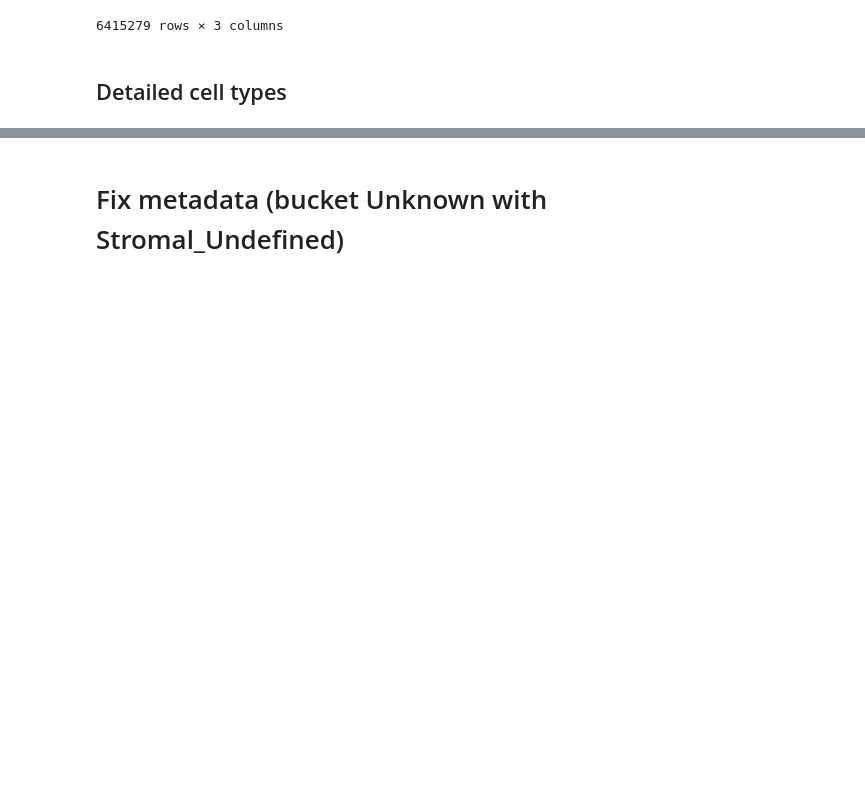
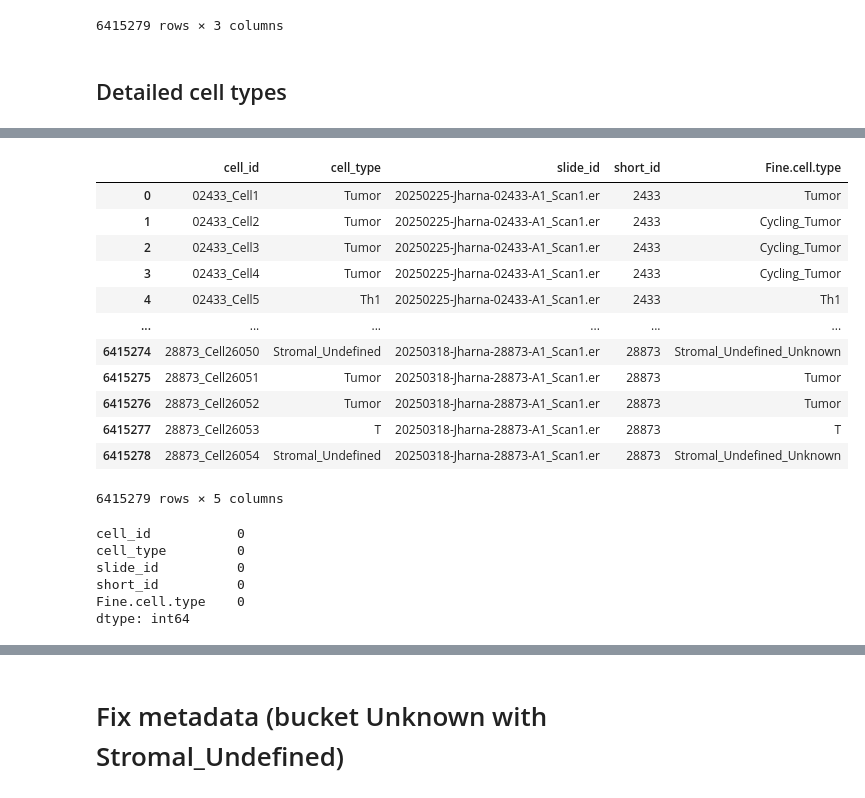
Before and after one commit to FenyoLab/EC_codeximaging, a Jupyter notebook: notebooks/celesta_data_prep_cervical.ipynb, the cells around one changed output, grey strips where cells are left out. Saved outputs shown, nothing was run; the diff lists cells and outputs as text; code cells hidden in the pictures; blank space fills up the shorter version.

```diff
--- a/notebooks/celesta_data_prep_cervical.ipynb
+++ b/notebooks/celesta_data_prep_cervical.ipynb
@@ -315,0 +437,2 @@ print(phenotype_clusters["short_id"].value_counts())
+# %%
+metadata = pd.read_csv('/gpfs/home/yb2612/yb2612_fenyo/data/seurat_objects/Cervical_v5_obj_metadata_total_metadata_radial_distances_kmeans_fixed_parent_tiles_updated.csv')
@@ -315,0 +465,3 @@ print(phenotype_clusters["short_id"].value_counts())
+# %%
+metadata_trimmed = metadata[["X","orig.ident","Fine.cell.type"]].copy()
+metadata_trimmed.columns
@@ -315,0 +470,9 @@ print(phenotype_clusters["short_id"].value_counts())
+# %%
+# rename X to cell_id
+metadata_trimmed.rename(columns={"X": "cell_id"}, inplace=True)
+metadata_trimmed.rename(columns={"orig.ident": "short_id"}, inplace=True)
+# map slide_id from slide_id_dict to short_id in metadata_trimmed
+metadata_trimmed["slide_id"] = metadata_trimmed["short_id"].map(slide_id_dict)
+# rearrange columns to have slide_id first
+metadata_trimmed = metadata_trimmed[["slide_id", "short_id", "cell_id", "Fine.cell.type"]]
+metadata_trimmed
@@ -315,0 +493,37 @@ print(phenotype_clusters["short_id"].value_counts())
+# %%
+# convert cell_id to string
+metadata_trimmed["cell_id"] = metadata_trimmed["cell_id"].astype(str)
+detailed_cell_types["cell_id"] = detailed_cell_types["cell_id"].astype(str)
+
+# merge
+metadata_joined = detailed_cell_types[["cell_id","cell_type","cluster_label"]].merge(
+    metadata_trimmed[["cell_id"] + [col for col in metadata_trimmed.columns if col != "cell_id"]],
+    on="cell_id",
+    how="left"
+)
+# %%
+metadata_joined
+# %% [output]
+|  | cell_id | cell_type | slide_id | short_id | Fine.cell.type |
+| 0 | 02433_Cell1 | Tumor | 20250225-Jharna-02433-A1_Scan1.er | 2433 | Tumor |
+| 1 | 02433_Cell2 | Tumor | 20250225-Jharna-02433-A1_Scan1.er | 2433 | Cycling_Tumor |
+| 2 | 02433_Cell3 | Tumor | 20250225-Jharna-02433-A1_Scan1.er | 2433 | Cycling_Tumor |
+| 3 | 02433_Cell4 | Tumor | 20250225-Jharna-02433-A1_Scan1.er | 2433 | Cycling_Tumor |
+| 4 | 02433_Cell5 | Th1 | 20250225-Jharna-02433-A1_Scan1.er | 2433 | Th1 |
+| ... | ... | ... | ... | ... | ... |
+| 6415274 | 28873_Cell26050 | Stromal_Undefined | 20250318-Jharna-28873-A1_Scan1.er | 28873 | Stromal_Undefined_Unknown |
+| 6415275 | 28873_Cell26051 | Tumor | 20250318-Jharna-28873-A1_Scan1.er | 28873 | Tumor |
+| 6415276 | 28873_Cell26052 | Tumor | 20250318-Jharna-28873-A1_Scan1.er | 28873 | Tumor |
+| 6415277 | 28873_Cell26053 | T | 20250318-Jharna-28873-A1_Scan1.er | 28873 | T |
+| 6415278 | 28873_Cell26054 | Stromal_Undefined | 20250318-Jharna-28873-A1_Scan1.er | 28873 | Stromal_Undefined_Unknown |
+6415279 rows × 5 columns
+# %%
+# ensure no na
+metadata_joined.isna().sum()
+# %% [output]
+cell_id           0
+cell_type         0
+slide_id          0
+short_id          0
+Fine.cell.type    0
+dtype: int64
```
Also changed, not shown: parts of 18 cells of this notebook, 10 other files.
